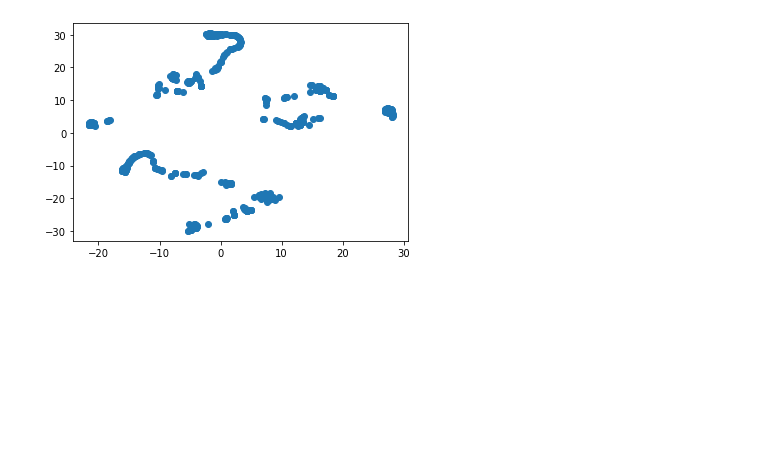
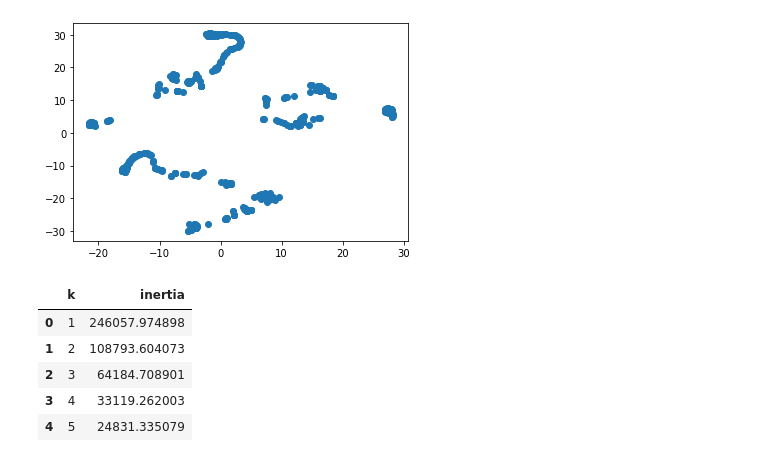
Before and after one commit to kcardenas2/unsupervised_learning, a Jupyter notebook: Cryptocurrency Clusters.ipynb, the cells around one changed output. Cells and saved outputs as stored; diff of their text form; code cells hidden in the pictures; blank space fills up the shorter version.

Commit message:
elbow data

```diff
--- a/Cryptocurrency Clusters.ipynb
+++ b/Cryptocurrency Clusters.ipynb
@@ -121,0 +124,21 @@ plt.show()
+# %%
+# Create an elbow plot to identify the best number of clusters. Use a for-loop to determine the inertia for each k between 1 through 10. Determine, if possible, where the elbow of the plot is, and at which value of k it appears.
+inertia = []
+k = list(range(1, 11))
+# %%
+# creating the loop
+for i in k:
+    km = KMeans(n_clusters=i, random_state=0)
+    km.fit(pca_df)
+    inertia.append(km.inertia_)
+# %%
+elbow_plot = {"k": k, "inertia": inertia}
+elbow_df = pd.DataFrame(elbow_plot)
+elbow_df.head()
+# %% [output]
+|  | k | inertia |
+| 0 | 1 | 246057.974898 |
+| 1 | 2 | 108793.604073 |
+| 2 | 3 | 64184.708901 |
+| 3 | 4 | 33119.262003 |
+| 4 | 5 | 24831.335079 |
```
Also changed, not shown: parts of 2 cells of this notebook.
